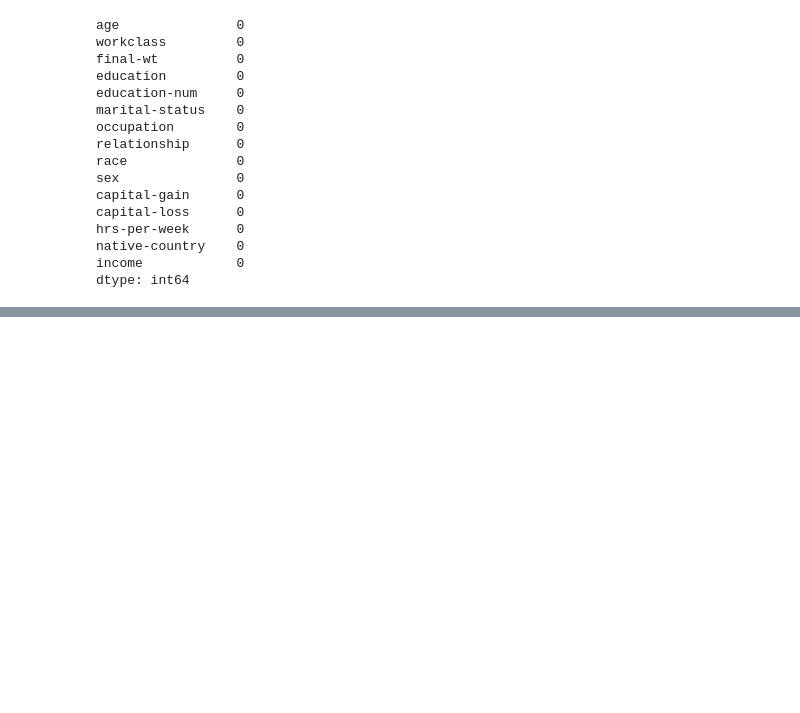
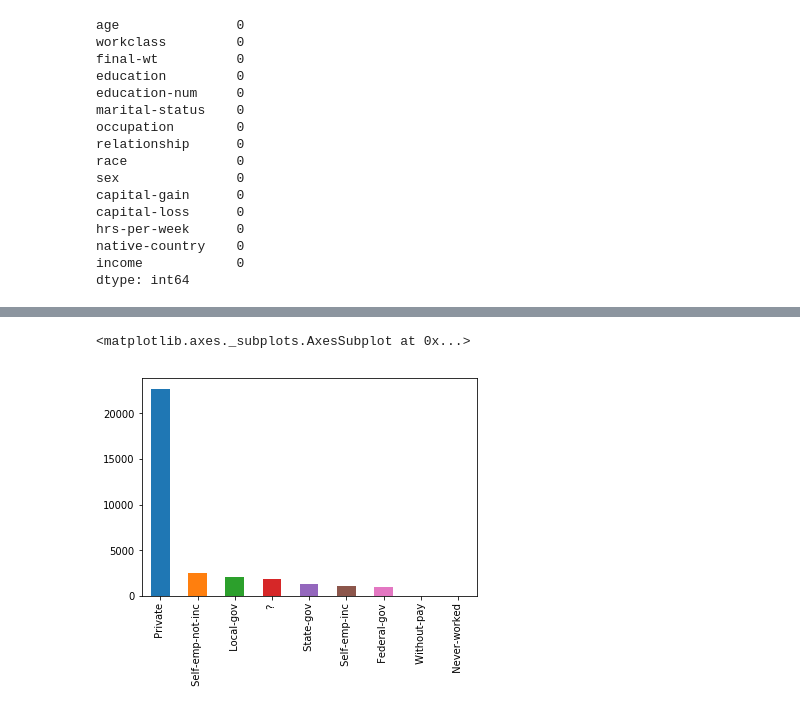
Before and after one commit to agarwal-peeush/ml-hello-world, a Jupyter notebook: Census-income/Census_income_classification.ipynb, the cells around one changed output, grey strips where cells are left out. Cells and saved outputs as stored; diff of their text form; code cells hidden in the pictures; blank space fills up the shorter version.

```diff
--- a/Census-income/Census_income_classification.ipynb
+++ b/Census-income/Census_income_classification.ipynb
@@ -132,0 +152,5 @@ dtype: int64
+# %%
+train['workclass'].value_counts().plot.bar()
+# %% [output]
+<matplotlib.axes._subplots.AxesSubplot at 0x...>
+[figure, added]
```
Also changed, not shown: parts of 14 cells of this notebook.
